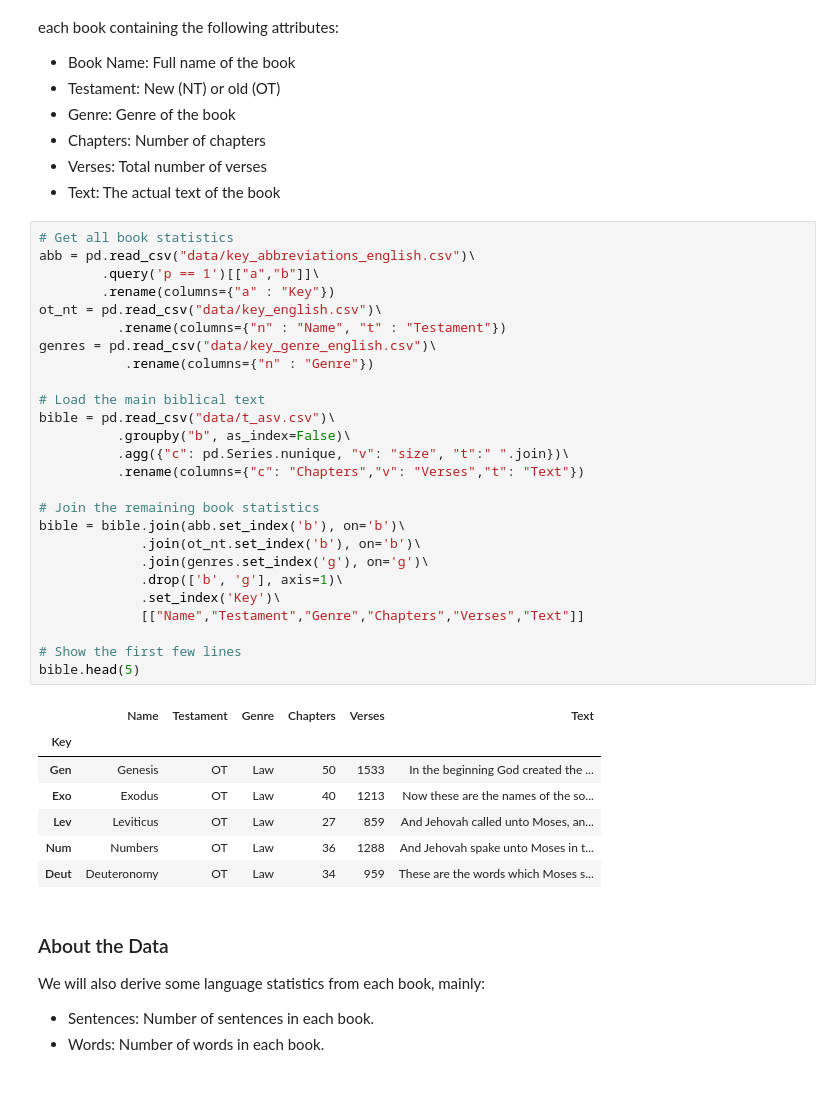
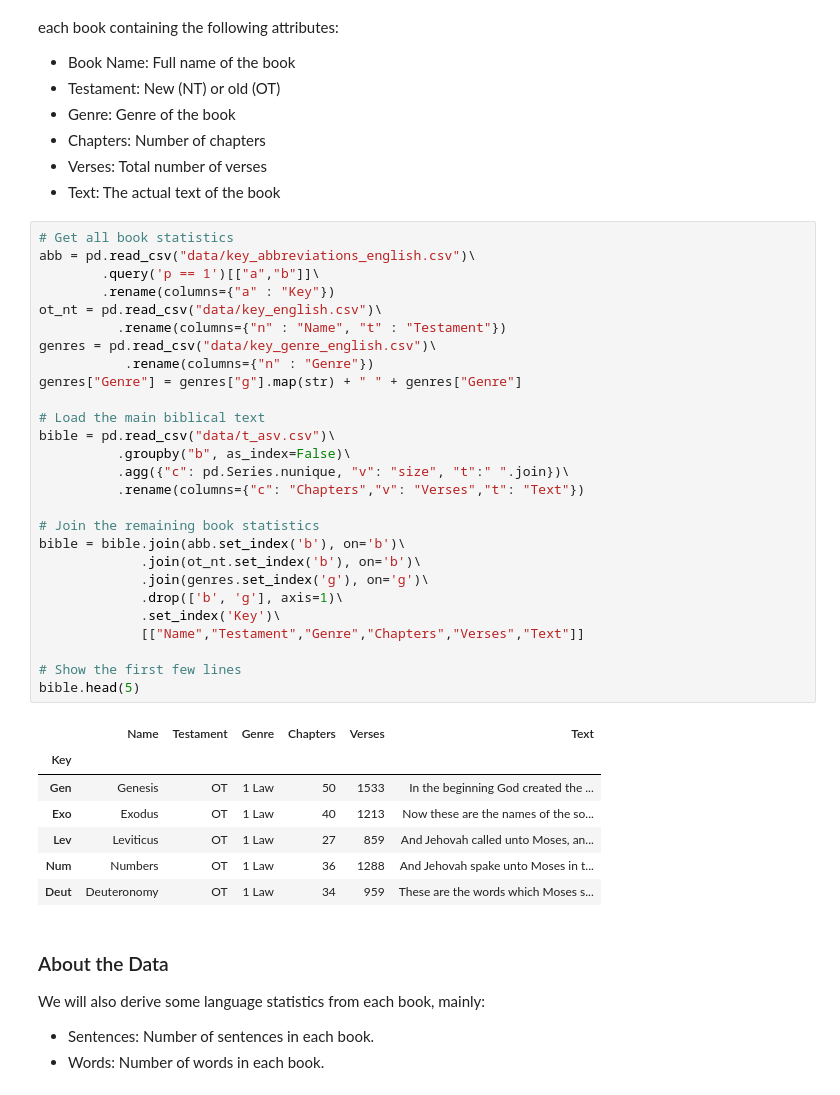
Before and after one commit to lemuelkumarga/bible-network, a Jupyter notebook: main.ipynb, the cells around one changed output. Saved outputs shown, nothing was run; the diff lists cells and outputs as text.

```diff
--- a/main.ipynb
+++ b/main.ipynb
@@ -50,37 +51,38 @@ For this exercise, we will be using the bible <a data-toggle="popover" title=""
 # %%
 # Get all book statistics
 abb = pd.read_csv("data/key_abbreviations_english.csv")\
         .query('p == 1')[["a","b"]]\
         .rename(columns={"a" : "Key"})
 ot_nt = pd.read_csv("data/key_english.csv")\
           .rename(columns={"n" : "Name", "t" : "Testament"})
 genres = pd.read_csv("data/key_genre_english.csv")\
            .rename(columns={"n" : "Genre"})
+genres["Genre"] = genres["g"].map(str) + " " + genres["Genre"]
 
 # Load the main biblical text
 bible = pd.read_csv("data/t_asv.csv")\
           .groupby("b", as_index=False)\
           .agg({"c": pd.Series.nunique, "v": "size", "t":" ".join})\
           .rename(columns={"c": "Chapters","v": "Verses","t": "Text"})
 
 # Join the remaining book statistics
 bible = bible.join(abb.set_index('b'), on='b')\
              .join(ot_nt.set_index('b'), on='b')\
              .join(genres.set_index('g'), on='g')\
              .drop(['b', 'g'], axis=1)\
              .set_index('Key')\
              [["Name","Testament","Genre","Chapters","Verses","Text"]]
 
 # Show the first few lines
 bible.head(5)
 # %% [output]
 |  | Name | Testament | Genre | Chapters | Verses | Text |
 | Key |  |  |  |  |  |  |
-| Gen | Genesis | OT | Law | 50 | 1533 | In the beginning God created the ... |
-| Exo | Exodus | OT | Law | 40 | 1213 | Now these are the names of the so... |
-| Lev | Leviticus | OT | Law | 27 | 859 | And Jehovah called unto Moses, an... |
-| Num | Numbers | OT | Law | 36 | 1288 | And Jehovah spake unto Moses in t... |
-| Deut | Deuteronomy | OT | Law | 34 | 959 | These are the words which Moses s... |
+| Gen | Genesis | OT | 1 Law | 50 | 1533 | In the beginning God created the ... |
+| Exo | Exodus | OT | 1 Law | 40 | 1213 | Now these are the names of the so... |
+| Lev | Leviticus | OT | 1 Law | 27 | 859 | And Jehovah called unto Moses, an... |
+| Num | Numbers | OT | 1 Law | 36 | 1288 | And Jehovah spake unto Moses in t... |
+| Deut | Deuteronomy | OT | 1 Law | 34 | 959 | These are the words which Moses s... |
 # %% [markdown]
 
 ### About the Data
```
Also changed, not shown: parts of 7 cells of this notebook.
